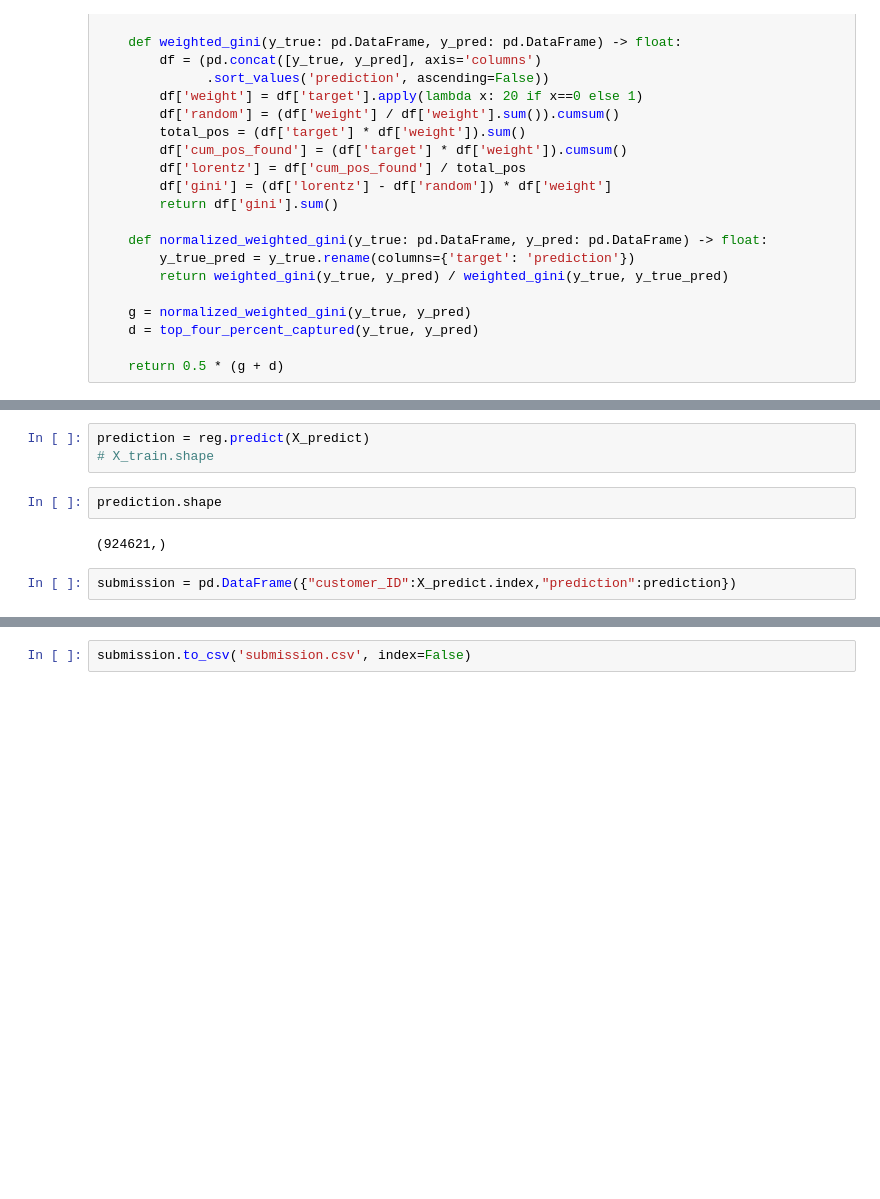
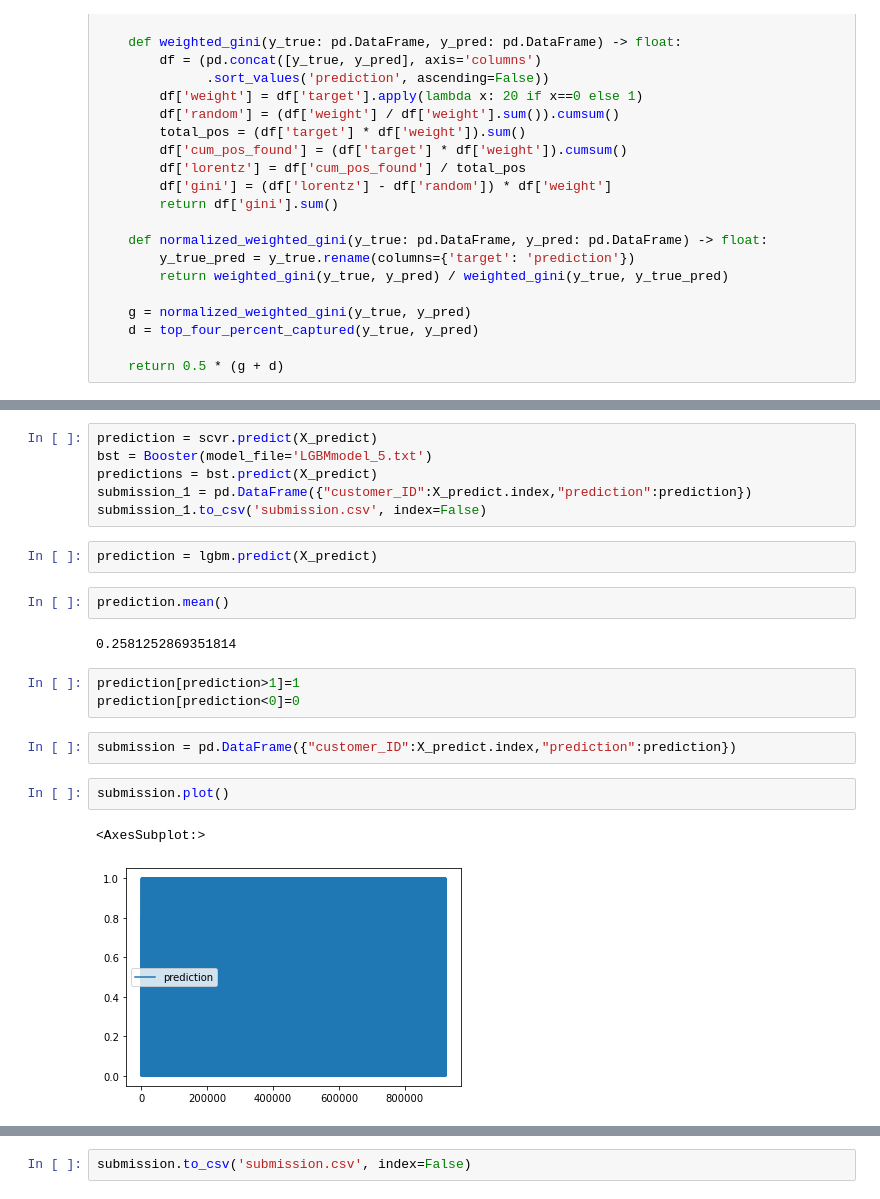
Before and after one commit to jiangyao123/Kaggle, a Jupyter notebook: American Express.ipynb, the cells around one changed output, grey strips where cells are left out. Drawn from its saved outputs; the diff is of its cells as text; blank space fills up the shorter version.

```diff
--- a/American Express.ipynb
+++ b/American Express.ipynb
@@ -232,12 +427,25 @@ score
+# %%
+prediction = scvr.predict(X_predict)
+bst = Booster(model_file='LGBMmodel_5.txt')
+predictions = bst.predict(X_predict)
+submission_1 = pd.DataFrame({"customer_ID":X_predict.index,"prediction":prediction})
+submission_1.to_csv('submission.csv', index=False)
 # %%
-prediction = reg.predict(X_predict)
-# X_train.shape
+prediction = lgbm.predict(X_predict)
 # %%
-prediction.shape
+prediction.mean()
 # %% [output]
-(924621,)
+0.2581252869351814
+# %%
+prediction[prediction>1]=1
+prediction[prediction<0]=0
 # %%
 submission = pd.DataFrame({"customer_ID":X_predict.index,"prediction":prediction})
+# %%
+submission.plot()
+# %% [output]
+<AxesSubplot:>
+[figure, added]
 # %%
 submission.head()
 # %% [output]
```
Also changed, not shown: parts of 67 cells of this notebook.
